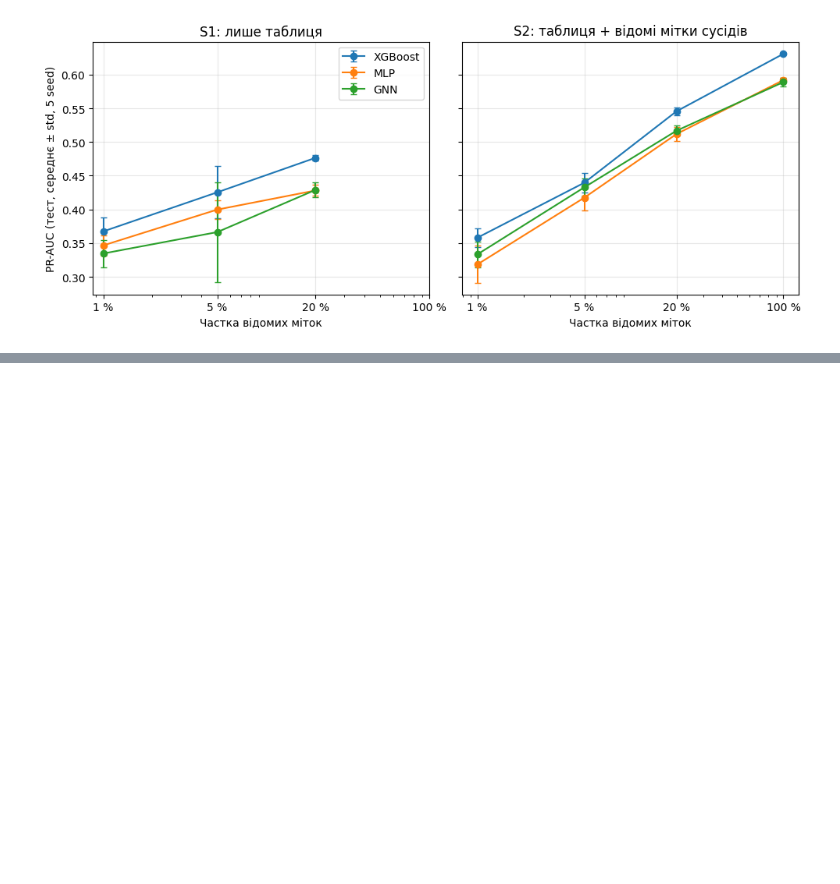
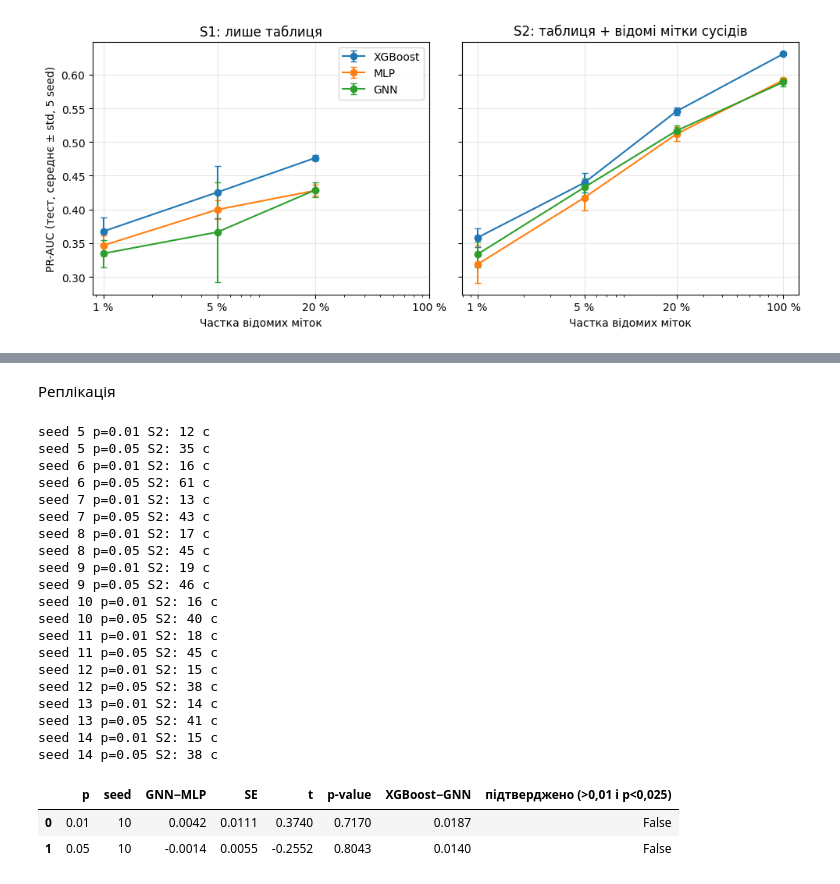
Before and after one commit to kanevskkyy/graph-antifraud, a Jupyter notebook: notebooks/14-ieee-cis-low-labels.ipynb, the cells around one changed output, grey strips where cells are left out. Cells and saved outputs as stored; diff of their text form; code cells hidden in the pictures; blank space fills up the shorter version.

```diff
--- a/notebooks/14-ieee-cis-low-labels.ipynb
+++ b/notebooks/14-ieee-cis-low-labels.ipynb
@@ -410,0 +446,42 @@ plt.tight_layout(); plt.savefig("results/figures/ieee_cis_low_labels.png", dpi=2
+# %% [markdown]
+Реплікація
+# %%
+rep = []
+for sd in range(5, 15):
+    for p in (0.01, 0.05):
+        t0 = time.time(); rep += run_exp("S2", p, sd)
+        print(f"seed {sd} p={p} S2: {time.time()-t0:.0f} с", flush=True)
+    pd.DataFrame(rep).to_csv("results/ieee_cis_low_labels_replication_S2.csv", index=False)
+RP = pd.DataFrame(rep); out = []
+for p, g in RP.groupby("p"):
+    pv = g.pivot(index="seed", columns="model", values="pr_auc")
+    d = pv["GNN"] - pv["MLP"]; t, pval = stats.ttest_1samp(d, 0.0)
+    out.append({"p": p, "seed": len(d), "GNN−MLP": d.mean(), "SE": d.std() / np.sqrt(len(d)),
+                "t": t, "p-value": pval, "XGBoost−GNN": (pv["XGBoost"] - pv["GNN"]).mean(),
+                "підтверджено (>0,01 і p<0,025)": bool(d.mean() > 0.01 and pval < 0.025)})
+rep_tab = pd.DataFrame(out).round(4); display(rep_tab)
+rep_tab.to_csv("results/ieee_cis_low_labels_replication_summary.csv", index=False)
+# %% [output]
+seed 5 p=0.01 S2: 12 с
+seed 5 p=0.05 S2: 35 с
+seed 6 p=0.01 S2: 16 с
+seed 6 p=0.05 S2: 61 с
+seed 7 p=0.01 S2: 13 с
+seed 7 p=0.05 S2: 43 с
+seed 8 p=0.01 S2: 17 с
+seed 8 p=0.05 S2: 45 с
+seed 9 p=0.01 S2: 19 с
+seed 9 p=0.05 S2: 46 с
+seed 10 p=0.01 S2: 16 с
+seed 10 p=0.05 S2: 40 с
+seed 11 p=0.01 S2: 18 с
+seed 11 p=0.05 S2: 45 с
+seed 12 p=0.01 S2: 15 с
+seed 12 p=0.05 S2: 38 с
+seed 13 p=0.01 S2: 14 с
+seed 13 p=0.05 S2: 41 с
+seed 14 p=0.01 S2: 15 с
+seed 14 p=0.05 S2: 38 с
+|  | p | seed | GNN−MLP | SE | t | p-value | XGBoost−GNN | підтверджено (>0,01 і p<0,025) |
+| 0 | 0.01 | 10 | 0.0042 | 0.0111 | 0.3740 | 0.7170 | 0.0187 | False |
+| 1 | 0.05 | 10 | -0.0014 | 0.0055 | -0.2552 | 0.8043 | 0.0140 | False |
```
Also changed, not shown: parts of 2 cells of this notebook, 2 other files.
